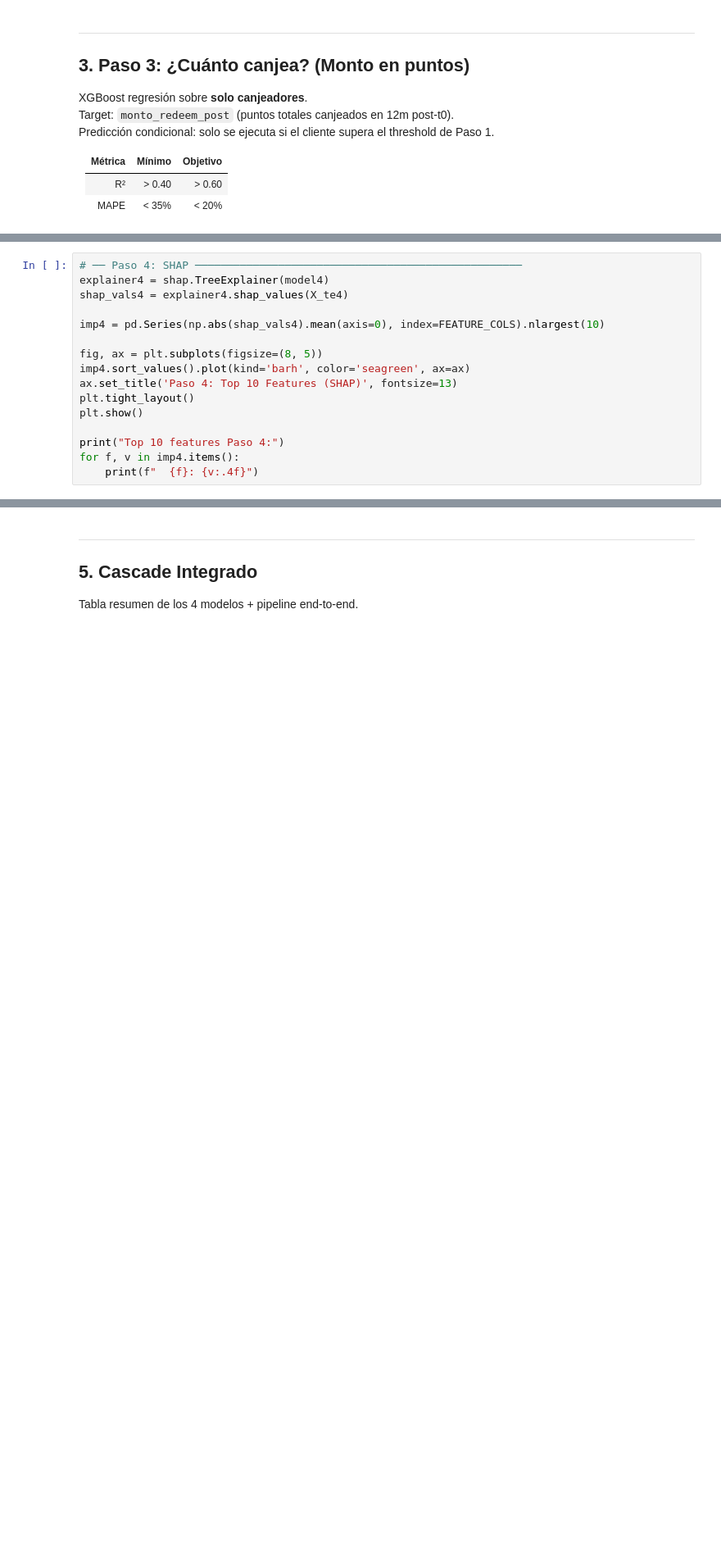
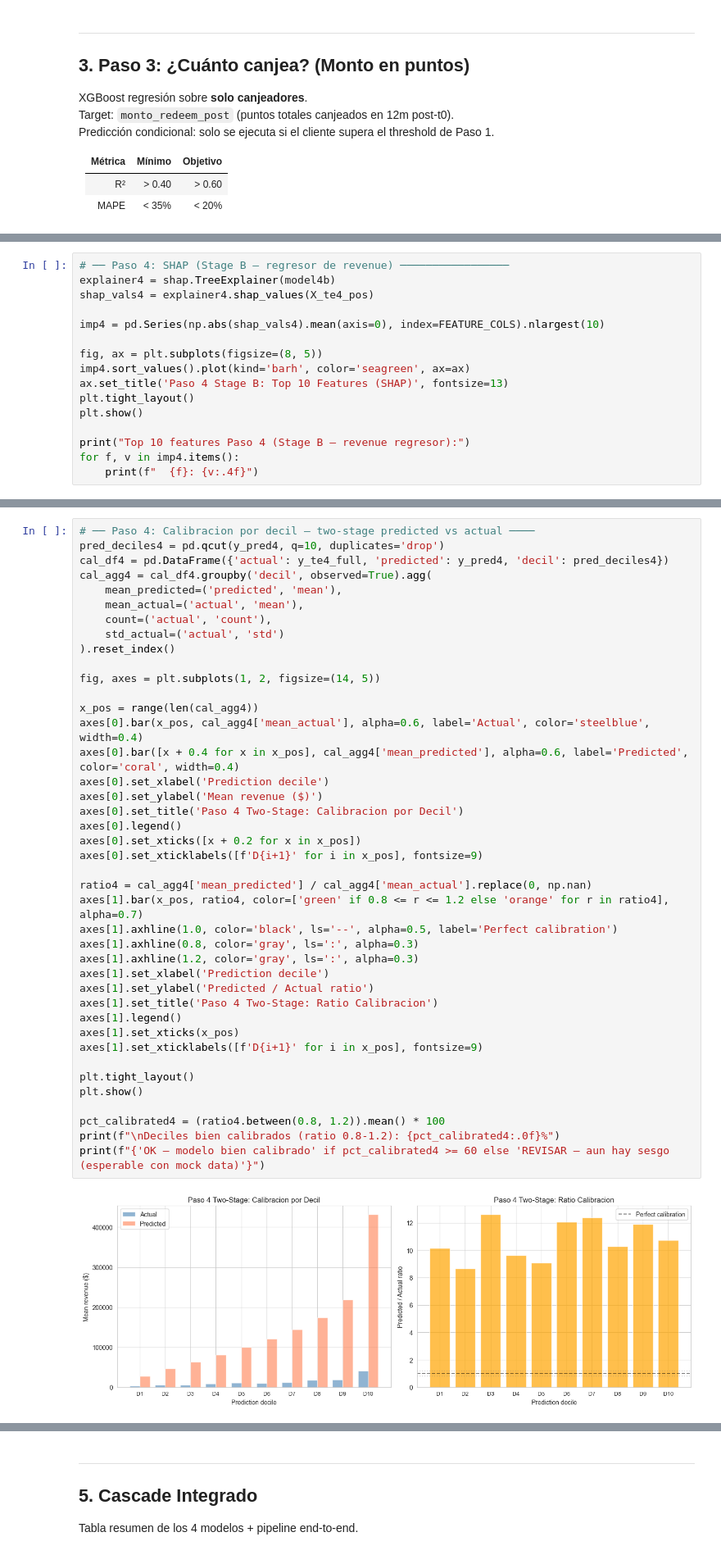
Before and after one commit to JunTierSS/loyalty-intelligence-system, a Jupyter notebook: notebooks/02_cascade.ipynb, the cells around one changed output, grey strips where cells are left out. Shown at 82% size. Drawn from its saved outputs; the diff is of its cells as text; blank space fills up the shorter version.

```diff
--- a/notebooks/02_cascade.ipynb
+++ b/notebooks/02_cascade.ipynb
@@ -619,16 +963,16 @@ print(f"{'MAPE':<25} {'<30%':<10} {'<18%':<10} {f'{mape_4:.1f}%':<10} {'OK' if m
 # %%
-# ── Paso 4: SHAP ───────────────────────────────────────────────────
-explainer4 = shap.TreeExplainer(model4)
-shap_vals4 = explainer4.shap_values(X_te4)
+# ── Paso 4: SHAP (Stage B — regresor de revenue) ─────────────────
+explainer4 = shap.TreeExplainer(model4b)
+shap_vals4 = explainer4.shap_values(X_te4_pos)
 
 imp4 = pd.Series(np.abs(shap_vals4).mean(axis=0), index=FEATURE_COLS).nlargest(10)
 
 fig, ax = plt.subplots(figsize=(8, 5))
 imp4.sort_values().plot(kind='barh', color='seagreen', ax=ax)
-ax.set_title('Paso 4: Top 10 Features (SHAP)', fontsize=13)
+ax.set_title('Paso 4 Stage B: Top 10 Features (SHAP)', fontsize=13)
 plt.tight_layout()
 plt.show()
 
-print("Top 10 features Paso 4:")
+print("Top 10 features Paso 4 (Stage B — revenue regresor):")
 for f, v in imp4.items():
     print(f"  {f}: {v:.4f}")
@@ -634,0 +996,43 @@ for f, v in imp4.items():
+# %%
+# ── Paso 4: Calibracion por decil — two-stage predicted vs actual ────
+pred_deciles4 = pd.qcut(y_pred4, q=10, duplicates='drop')
+cal_df4 = pd.DataFrame({'actual': y_te4_full, 'predicted': y_pred4, 'decil': pred_deciles4})
+cal_agg4 = cal_df4.groupby('decil', observed=True).agg(
+    mean_predicted=('predicted', 'mean'),
+    mean_actual=('actual', 'mean'),
+    count=('actual', 'count'),
+    std_actual=('actual', 'std')
+).reset_index()
+
+fig, axes = plt.subplots(1, 2, figsize=(14, 5))
+
+x_pos = range(len(cal_agg4))
+axes[0].bar(x_pos, cal_agg4['mean_actual'], alpha=0.6, label='Actual', color='steelblue', width=0.4)
+axes[0].bar([x + 0.4 for x in x_pos], cal_agg4['mean_predicted'], alpha=0.6, label='Predicted', color='coral', width=0.4)
+axes[0].set_xlabel('Prediction decile')
+axes[0].set_ylabel('Mean revenue ($)')
+axes[0].set_title('Paso 4 Two-Stage: Calibracion por Decil')
+axes[0].legend()
+axes[0].set_xticks([x + 0.2 for x in x_pos])
+axes[0].set_xticklabels([f'D{i+1}' for i in x_pos], fontsize=9)
+
+ratio4 = cal_agg4['mean_predicted'] / cal_agg4['mean_actual'].replace(0, np.nan)
+axes[1].bar(x_pos, ratio4, color=['green' if 0.8 <= r <= 1.2 else 'orange' for r in ratio4], alpha=0.7)
+axes[1].axhline(1.0, color='black', ls='--', alpha=0.5, label='Perfect calibration')
+axes[1].axhline(0.8, color='gray', ls=':', alpha=0.3)
+axes[1].axhline(1.2, color='gray', ls=':', alpha=0.3)
+axes[1].set_xlabel('Prediction decile')
+axes[1].set_ylabel('Predicted / Actual ratio')
+axes[1].set_title('Paso 4 Two-Stage: Ratio Calibracion')
+axes[1].legend()
+axes[1].set_xticks(x_pos)
+axes[1].set_xticklabels([f'D{i+1}' for i in x_pos], fontsize=9)
+
+plt.tight_layout()
+plt.show()
+
+pct_calibrated4 = (ratio4.between(0.8, 1.2)).mean() * 100
+print(f"\nDeciles bien calibrados (ratio 0.8-1.2): {pct_calibrated4:.0f}%")
+print(f"{'OK — modelo bien calibrado' if pct_calibrated4 >= 60 else 'REVISAR — aun hay sesgo (esperable con mock data)'}")
+# %% [output]
+[figure, added]
```
Also changed, not shown: parts of 31 cells of this notebook, 8 other files.
